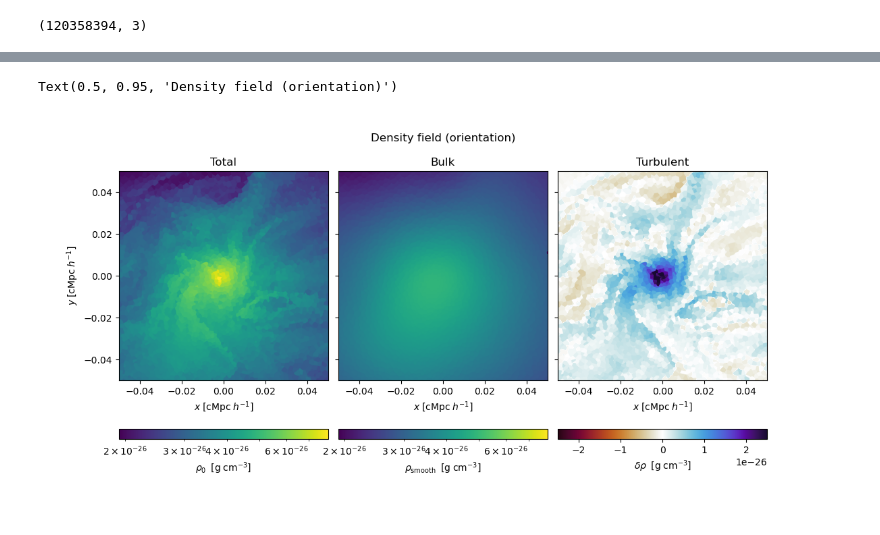
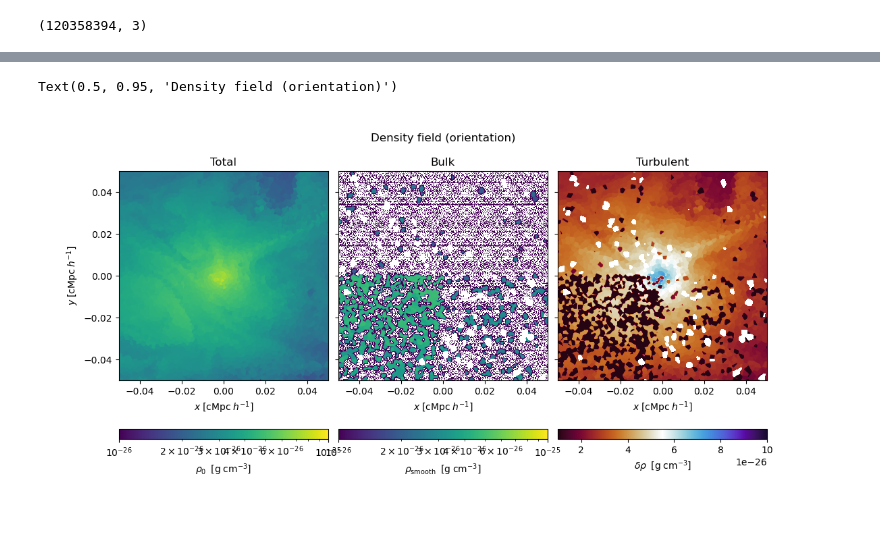
Before and after one commit to LorenzoLMP/turbocluster-public, a Jupyter notebook: examples/test_basic_functionalities.ipynb, the cells around one changed output, grey strips where cells are left out. Drawn from its saved outputs; the diff is of its cells as text; code cells hidden in the pictures.

```diff
--- a/examples/test_basic_functionalities.ipynb
+++ b/examples/test_basic_functionalities.ipynb
@@ -135,9 +232,14 @@ snap['0_Coordinates'].shape
 # %%
 widths_slicer = widths.copy()
 widths_slicer[2] = 0.
-slicer = pa.Slicer(snap, center, widths_slicer, orientation, npix=2048)
+# slicer = pa.Slicer(snap, center, widths_slicer, orientation, npix=2048)
+slicer = pa.Slicer(snap, center, widths_slicer, 'z', npix=2048)
 extent = slicer.centered_extent.to('Mpc')
+# %%
+den_select = snap['0_Density'].copy
+# %%
+den_select[~sf.indicesFirstPass] *= 0
 # %%
-dens_tot = slicer.slice_variable('0_Density')
+dens_tot = slicer.slice_variable(den_select)
 dens_bulk = slicer.slice_variable(smooth_den)
 dens_turb = slicer.slice_variable(turb_den)
@@ -147,13 +259,13 @@ dens_tot = dens_tot.to_physical.cgs
 dens_bulk = dens_bulk.to_physical.cgs
 dens_turb = dens_turb.to_physical.cgs
 
-vmin = np.min(dens_tot.value)
-vmax = np.max(dens_tot.value)
+vmin = 1e-26
+vmax = 1e-25
 norm = LogNorm(vmin=vmin,vmax=vmax)
 
 
-vmin = -0.8*dens_turb.value.max()
-vmax = 0.8*dens_turb.value.max()
+# vmin = -0.8*dens_tot.value.max()
+# vmax = 0.8*dens_tot.value.max()
 norm1 = Normalize(vmin=vmin,vmax=vmax)
 cmap = cmr.fusion
 
@@ -172,34 +284,34 @@ axes[2].set_title('Turbulent')
 
 for i in range(3):
     axes[i].set_xlabel(extent.label('x'))
 
 axes[0].set_ylabel(extent.label('y'))
 
 
 
 cbar = fig.colorbar(im1, orientation='horizontal')
 cbar.set_label(dens_tot.label('\\rho_0'))
 
 cbar = fig.colorbar(im2, orientation='horizontal')
 cbar.set_label(dens_tot.label('\\rho_{\mathrm{smooth}}'))
 
 cbar = fig.colorbar(im3, orientation='horizontal')
 cbar.set_label(dens_tot.label('\\delta \\rho '))
 
 
 
 fig.subplots_adjust(top=0.9,
 bottom=0.1,
 left=0.10,
 right=0.90,
 hspace=0.0,
 wspace=0.05)
 
 fig.suptitle('Density field (orientation)',y=0.95)
 # plt.savefig('../plots/density_field.pdf')
 # %% [output]
 Text(0.5, 0.95, 'Density field (orientation)')
-[figure, old version]
+[figure, new version]
 # %%
 deriv_dens = sf.derivative_variable('0_Density', filter_length, weight=weight,
                                        filter_type="gaussian", selection=None)
```
Also changed, not shown: parts of 52 cells of this notebook, 4 other files.
